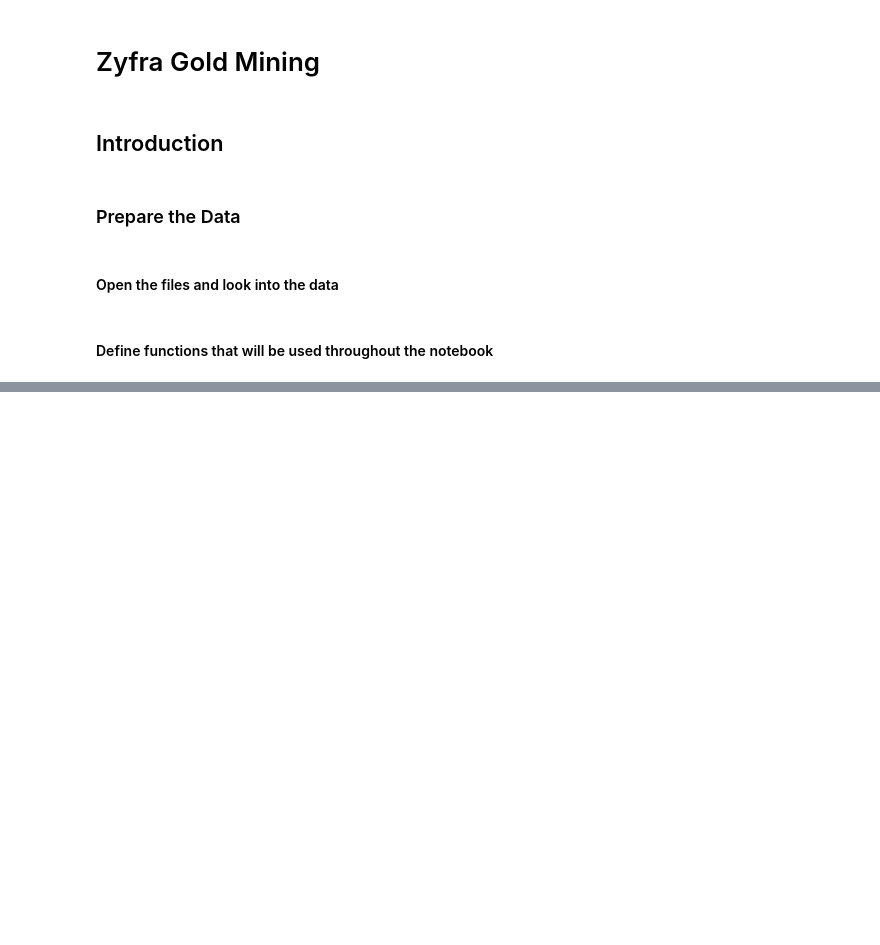
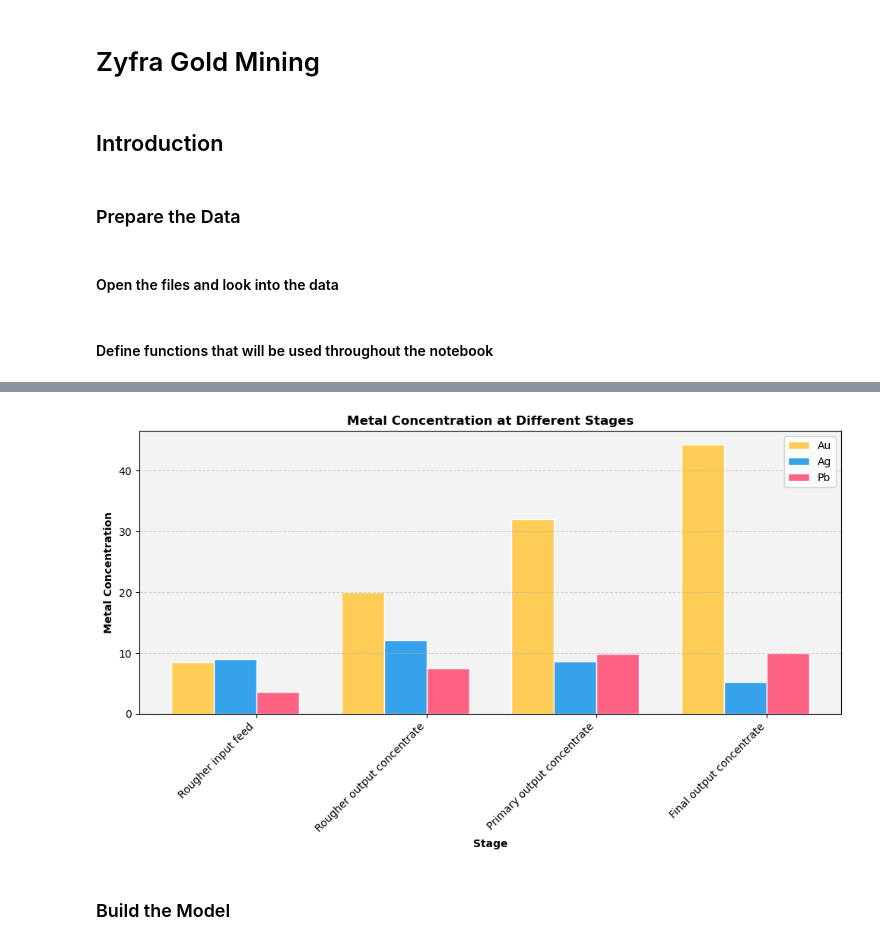
Before and after one commit to jestercruz/TripleTen-Projects, a Jupyter notebook: Sprint 10/zyfra_gold_mine.ipynb, the cells around one changed output, grey strips where cells are left out. Saved outputs shown, nothing was run; the diff lists cells and outputs as text; code cells hidden in the pictures; blank space fills up the shorter version.

```diff
--- a/Sprint 10/zyfra_gold_mine.ipynb
+++ b/Sprint 10/zyfra_gold_mine.ipynb
@@ -207,0 +460,63 @@ print('Validation MAE:', val_mae)
+# %%
+# Rougher input feed
+au_rougher_input_feed = full['rougher.input.feed_au']
+ag_rougher_input_feed = full['rougher.input.feed_ag']
+pb_rougher_input_feed = full['rougher.input.feed_pb']
+
+# Rougher output concentrate
+au_rougher_output_concentrate = full['rougher.output.concentrate_au']
+ag_rougher_output_concentrate = full['rougher.output.concentrate_ag']
+pb_rougher_output_concentrate = full['rougher.output.concentrate_pb']
+
+# Primary output concentrate
+au_primary_output_concentrate = full['primary_cleaner.output.concentrate_au']
+ag_primary_output_concentrate = full['primary_cleaner.output.concentrate_ag']
+pb_primary_output_concentrate = full['primary_cleaner.output.concentrate_pb']
+
+# Final output concentrate
+au_final_output_concentrate = full['final.output.concentrate_au']
+ag_final_output_concentrate = full['final.output.concentrate_ag']
+pb_final_output_concentrate = full['final.output.concentrate_pb']
+# %%
+labels = ['Rougher input feed', 'Rougher output concentrate', 'Primary output concentrate', 'Final output concentrate']
+bars1 = [au_rougher_input_feed.mean(), au_rougher_output_concentrate.mean(), au_primary_output_concentrate.mean(), au_final_output_concentrate.mean()]
+bars2 = [ag_rougher_input_feed.mean(), ag_rougher_output_concentrate.mean(), ag_primary_output_concentrate.mean(), ag_final_output_concentrate.mean()]
+bars3 = [pb_rougher_input_feed.mean(), pb_rougher_output_concentrate.mean(), pb_primary_output_concentrate.mean(), pb_final_output_concentrate.mean()]
+
+bar_width = 0.25
+
+r1 = np.arange(len(bars1))
+r2 = [x + bar_width for x in r1]
+r3 = [x + bar_width for x in r2]
+
+# Figure and axes setup
+fig, ax = plt.subplots(figsize=(10, 6))
+ax.set_facecolor('#f3f3f3')
+
+# Plot bars
+ax.bar(r1, bars1, color='#FFCD56', width=bar_width, edgecolor='white', label='Au')
+ax.bar(r2, bars2, color='#36A2EB', width=bar_width, edgecolor='white', label='Ag')
+ax.bar(r3, bars3, color='#FF6384', width=bar_width, edgecolor='white', label='Pb')
+
+# X-axis and labels
+ax.set_xlabel('Stage', fontweight='bold')
+ax.set_xticks(r1 + bar_width + (bar_width / 2))
+ax.set_xticklabels(labels, rotation=45, ha='right')
+
+# Y-axis label
+ax.set_ylabel('Metal Concentration', fontweight='bold')
+
+# Title
+ax.set_title('Metal Concentration at Different Stages', fontweight='bold')
+
+# Grid lines
+ax.grid(axis='y', linestyle='--', alpha=0.5)
+
+# Legend
+ax.legend()
+
+# Show the chart
+plt.tight_layout()
+plt.show()
+# %% [output]
+[figure, added]
@@ -207,0 +549,2 @@ print('Validation MAE:', val_mae)
+# %% [markdown]
+### Build the Model
```
Also changed, not shown: parts of 29 cells of this notebook.
